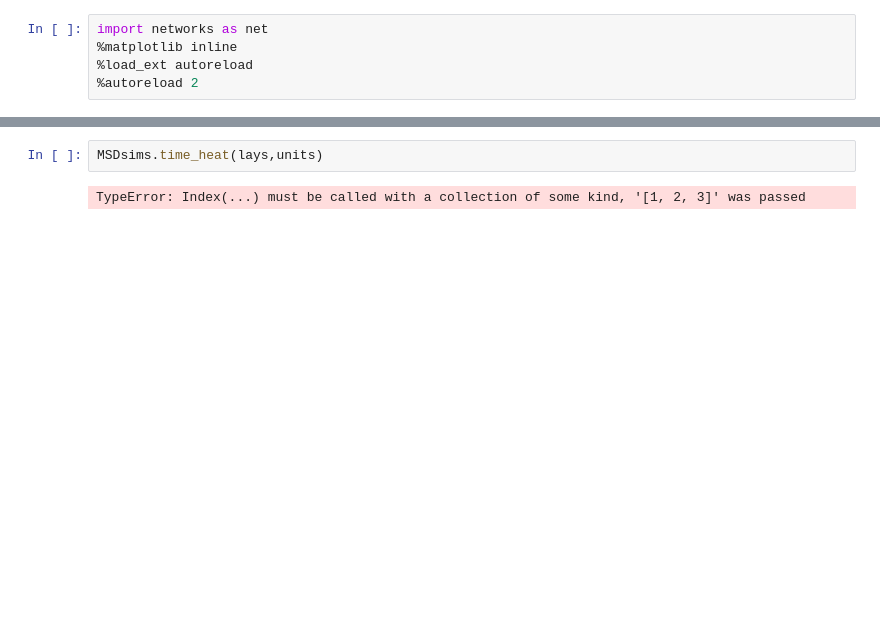
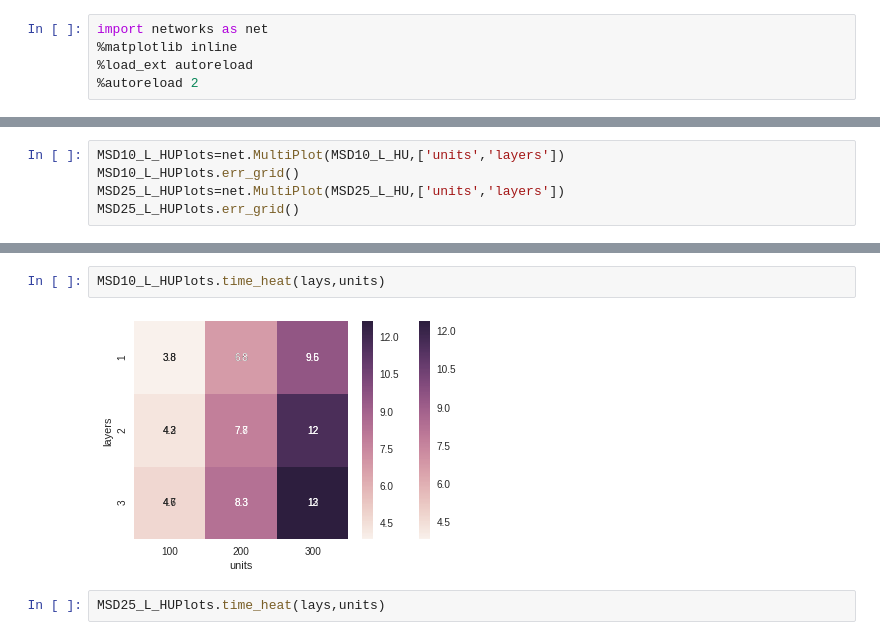
Before and after one commit to jameswilsenach/RNNModelsForMSD, a Jupyter notebook: 3/basic_tests.ipynb, the cells around one changed output, grey strips where cells are left out. Drawn from its saved outputs; the diff is of its cells as text; blank space fills up the shorter version.

```diff
--- a/3/basic_tests.ipynb
+++ b/3/basic_tests.ipynb
@@ -203,0 +110,5 @@ MSDsims.err_grid()
+# %%
+MSD10_L_HUPlots=net.MultiPlot(MSD10_L_HU,['units','layers'])
+MSD10_L_HUPlots.err_grid()
+MSD25_L_HUPlots=net.MultiPlot(MSD25_L_HU,['units','layers'])
+MSD25_L_HUPlots.err_grid()
@@ -204,4 +118,6 @@ MSDsims.err_grid()
 # %%
-MSDsims.time_heat(lays,units)
+MSD10_L_HUPlots.time_heat(lays,units)
 # %% [output]
-TypeError: Index(...) must be called with a collection of some kind, '[1, 2, 3]' was passed
+[figure, added]
+# %%
+MSD25_L_HUPlots.time_heat(lays,units)
```
Also changed, not shown: parts of 19 cells of this notebook, 4 other files.
